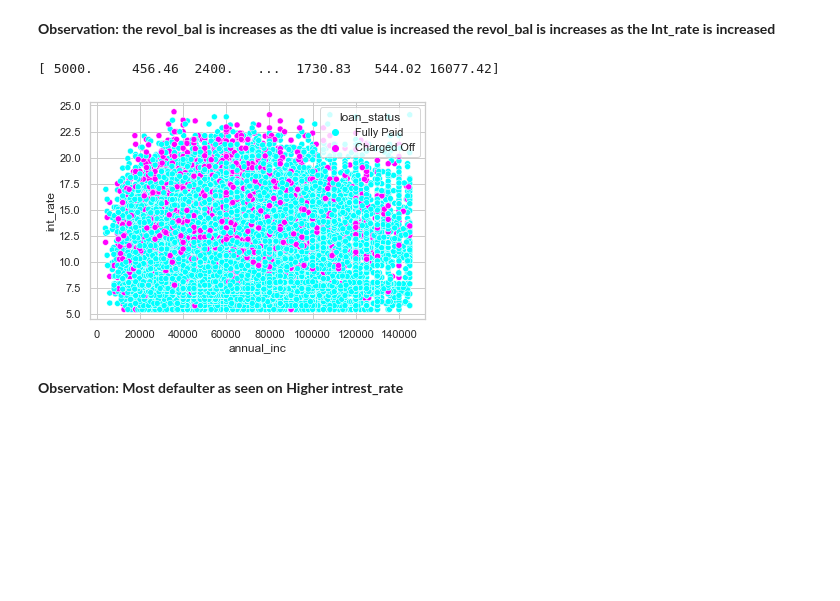
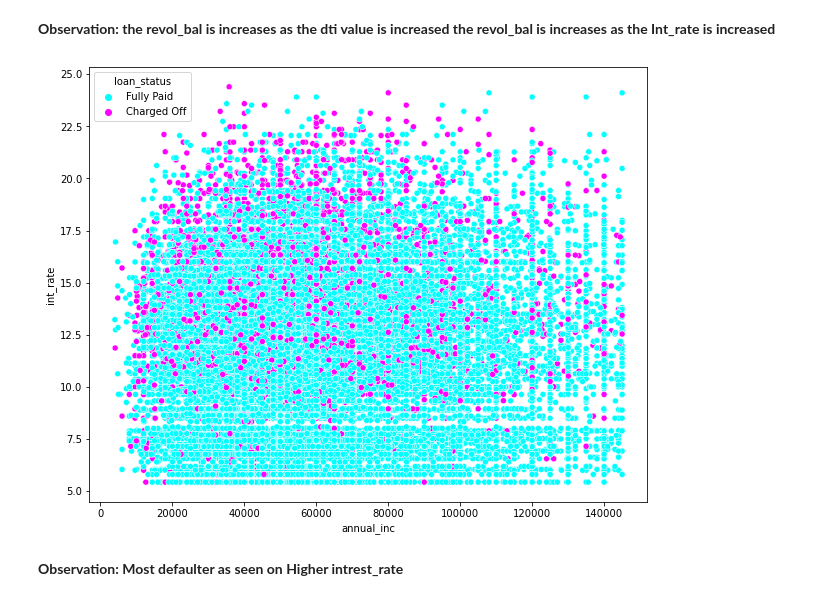
Before and after one commit to Arunkumaranup/Lending_Club_Case_Study, a Jupyter notebook: Lending_Club_Case_Study.ipynb, the cells around one changed output. Saved outputs shown, nothing was run; the diff lists cells and outputs as text; code cells hidden in the pictures; blank space fills up the shorter version.

```diff
--- a/Lending_Club_Case_Study.ipynb
+++ b/Lending_Club_Case_Study.ipynb
@@ -691,13 +696,9 @@ plt.show()
-# %%
-print(loan['total_rec_prncp'].unique())
-# %% [output]
-[ 5000.     456.46  2400.   ...  1730.83   544.02 16077.42]
 # %%
-
+plt.figure(figsize=(10,8))
 sns.scatterplot(data= loan, x= "annual_inc", y= "int_rate", hue= loan["loan_status"], palette = ["#00ffff",'#ff00ff'] )
 plt.show()
 # %% [output]
-[figure, old version]
+[figure, new version]
 # %% [markdown]
 <b>Observation:</br>
 Most defaulter as seen on Higher intrest_rate
```
Also changed, not shown: parts of 34 cells of this notebook, 1 other file.
